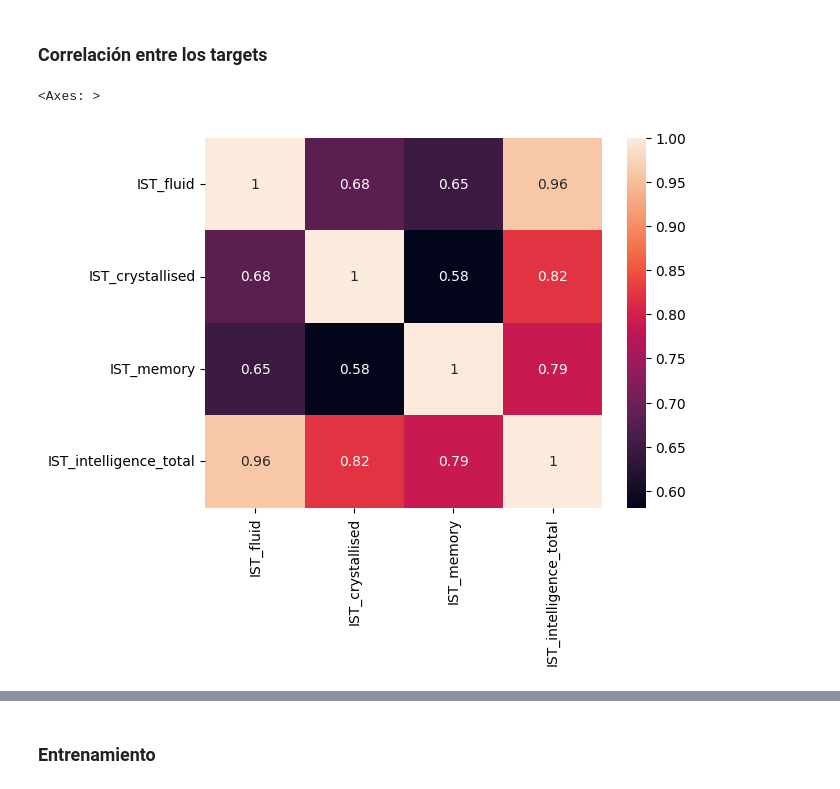
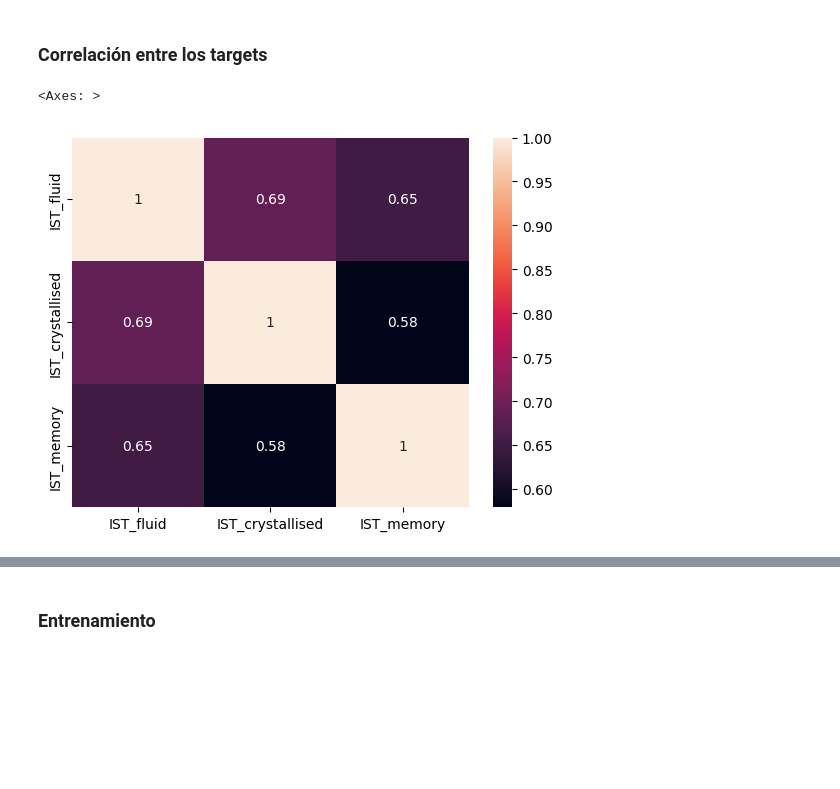
Before and after one commit to Ceilovee/tp_picaml, a Jupyter notebook: src/experimentacion Schaefer.ipynb, the cells around one changed output, grey strips where cells are left out. Drawn from its saved outputs; the diff is of its cells as text; code cells hidden in the pictures; blank space fills up the shorter version.

```diff
--- a/src/experimentacion Schaefer.ipynb
+++ b/src/experimentacion Schaefer.ipynb
@@ -89,12 +91,12 @@ df_full.shape
 # %%
 #correlation map of the 3 features to predict. IST_fluid, IST_crystallised, IST_memory and the total
 import seaborn as sns
 import matplotlib.pyplot as plt
 
-sns.heatmap(df_full[["IST_fluid", "IST_crystallised", "IST_memory", "IST_intelligence_total"]].corr(), annot=True)
+sns.heatmap(df_full[targets].corr(), annot=True)
 # %% [output]
 <Axes: >
-[figure, old version]
+[figure, new version]
 # %%
 # Pairplot of the 3 features to predict. Correlation and distribution of the targets and the total
 
```
Also changed, not shown: parts of 13 cells of this notebook, 1 other file.
